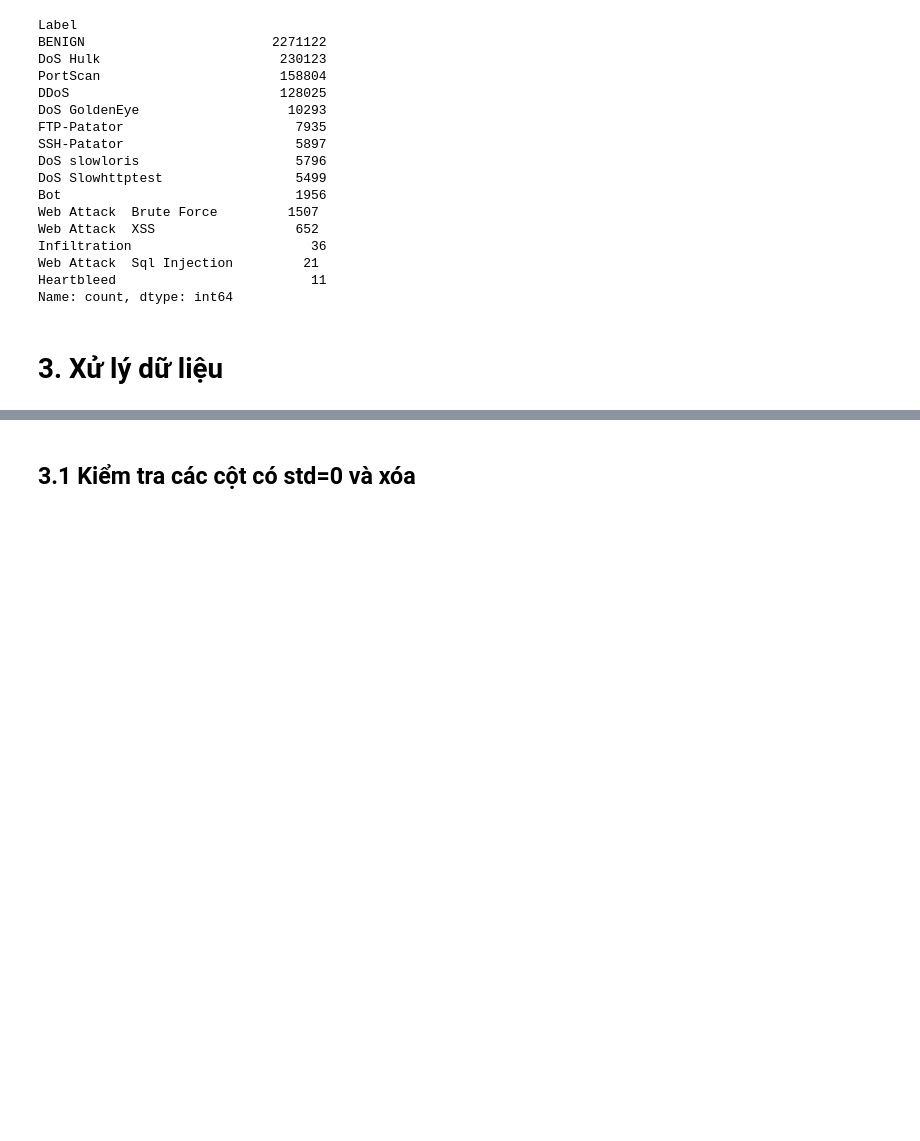
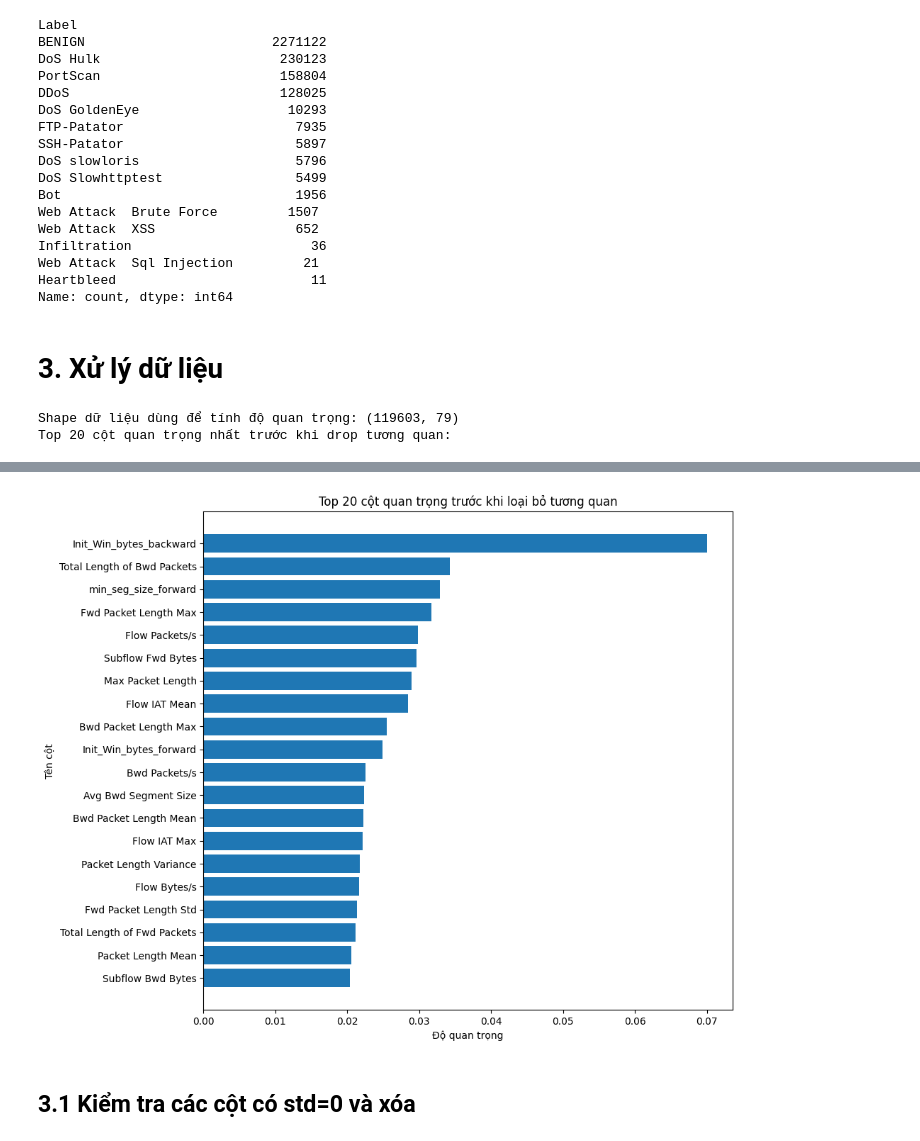
Before and after one commit to Starkid891/2254052060_PhanThinhPhat, a Jupyter notebook: kltn-2254052060-phan-th-nh-ph-t.ipynb, the cells around one changed output, grey strips where cells are left out. Saved outputs shown, nothing was run; the diff lists cells and outputs as text; code cells hidden in the pictures; blank space fills up the shorter version.

```diff
--- a/kltn-2254052060-phan-th-nh-ph-t.ipynb
+++ b/kltn-2254052060-phan-th-nh-ph-t.ipynb
@@ -473,3 +481,80 @@ Heartbleed                         11
 Name: count, dtype: int64
 # %% [markdown]
 # 3. Xử lý dữ liệu
+# %%
+# ĐÁNH GIÁ ĐỘ QUAN TRỌNG CỦA CÁC CỘT
+
+from sklearn.ensemble import RandomForestClassifier
+from sklearn.preprocessing import LabelEncoder
+import pandas as pd
+import numpy as np
+import matplotlib.pyplot as plt
+
+# Copy dữ liệu trước khi xóa cột tương quan
+# Dùng để giữ lại dữ liệu gốc tại bước này
+df_before_corr = df_data.copy()
+
+# Lấy mẫu để chạy nhanh hơn
+# Mỗi loại nhãn lấy tối đa 20000 dòng
+sample_per_label = 20000
+
+df_fi = pd.concat([
+    group.sample(n=min(len(group), sample_per_label), random_state=42)
+    for label, group in df_before_corr.groupby('Label')
+]).reset_index(drop=True)
+
+print("Shape dữ liệu dùng để tính độ quan trọng:", df_fi.shape)
+
+# Tách X và y
+# X là các cột đặc trưng
+# y là nhãn
+X_fi = df_fi.drop(columns=['Label']).select_dtypes(include=[np.number])
+y_fi = df_fi['Label']
+
+# Mã hóa nhãn chữ thành số
+# Vì mô hình chỉ hiểu dạng số
+le_fi = LabelEncoder()
+y_fi_encoded = le_fi.fit_transform(y_fi)
+
+# Tạo mô hình Random Forest đơn giản
+# Dùng để tính độ quan trọng của từng cột
+rf_importance = RandomForestClassifier(
+    n_estimators=50,
+    max_depth=12,
+    random_state=42,
+    n_jobs=-1,
+    class_weight='balanced'
+)
+
+# Huấn luyện mô hình
+rf_importance.fit(X_fi, y_fi_encoded)
+
+# Lấy độ quan trọng của từng cột
+importance_df = pd.DataFrame({
+    'Feature': X_fi.columns,
+    'Importance': rf_importance.feature_importances_
+})
+
+# Sắp xếp từ quan trọng cao xuống thấp
+importance_df = importance_df.sort_values(by='Importance', ascending=False).reset_index(drop=True)
+
+# Thêm thứ hạng
+importance_df['Rank'] = importance_df.index + 1
+
+print("Top 20 cột quan trọng nhất trước khi drop tương quan:")
+display(importance_df.head(20))
+
+# Vẽ biểu đồ cột ngang top 20 cột quan trọng nhất
+# Dùng để nhìn nhanh cột nào ảnh hưởng nhiều
+top_20 = importance_df.head(20).sort_values(by='Importance')
+
+plt.figure(figsize=(10, 8))
+plt.barh(top_20['Feature'], top_20['Importance'])
+plt.xlabel('Độ quan trọng')
+plt.ylabel('Tên cột')
+plt.title('Top 20 cột quan trọng trước khi loại bỏ tương quan')
+plt.tight_layout()
+plt.show()
+# %% [output]
+Shape dữ liệu dùng để tính độ quan trọng: (119603, 79)
+Top 20 cột quan trọng nhất trước khi drop tương quan:
@@ -476,3 +578,4 @@ Name: count, dtype: int64
+[figure, added]
 # %% [markdown]
 ## 3.1 Kiểm tra các cột có std=0 và xóa
 # %%
```
Also changed, not shown: parts of 17 cells of this notebook.
